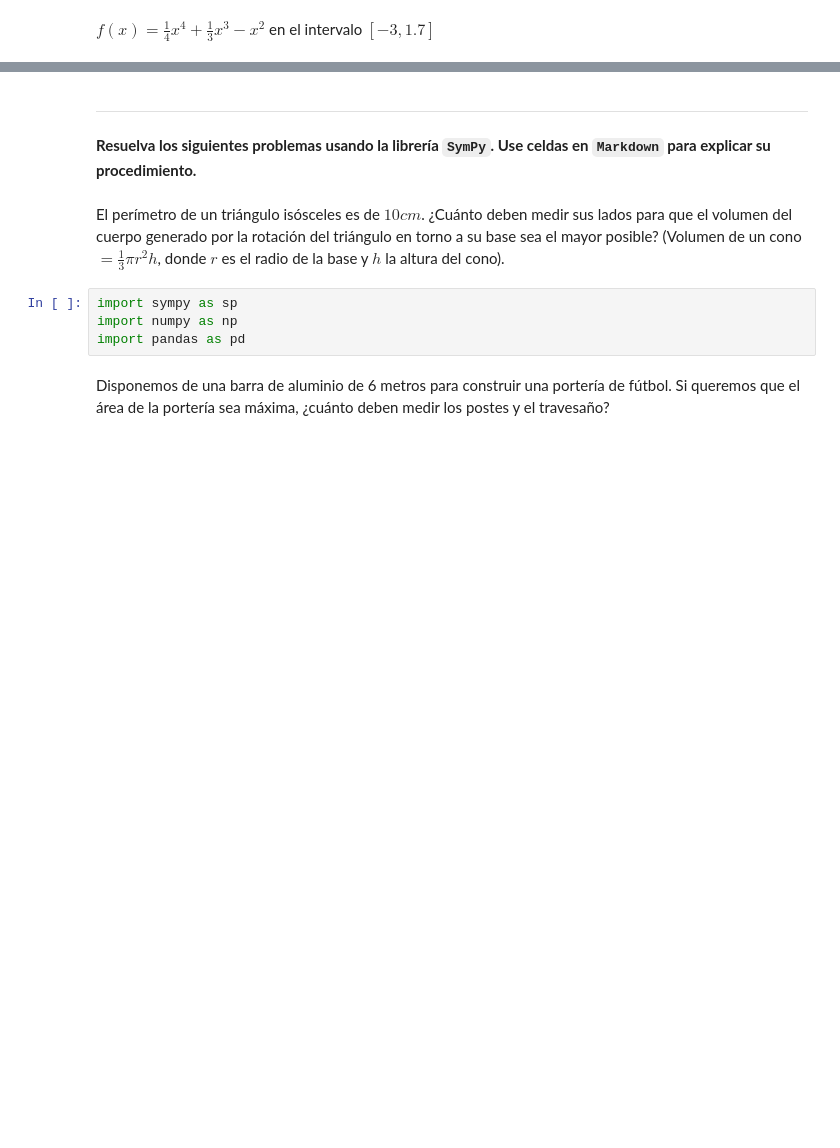
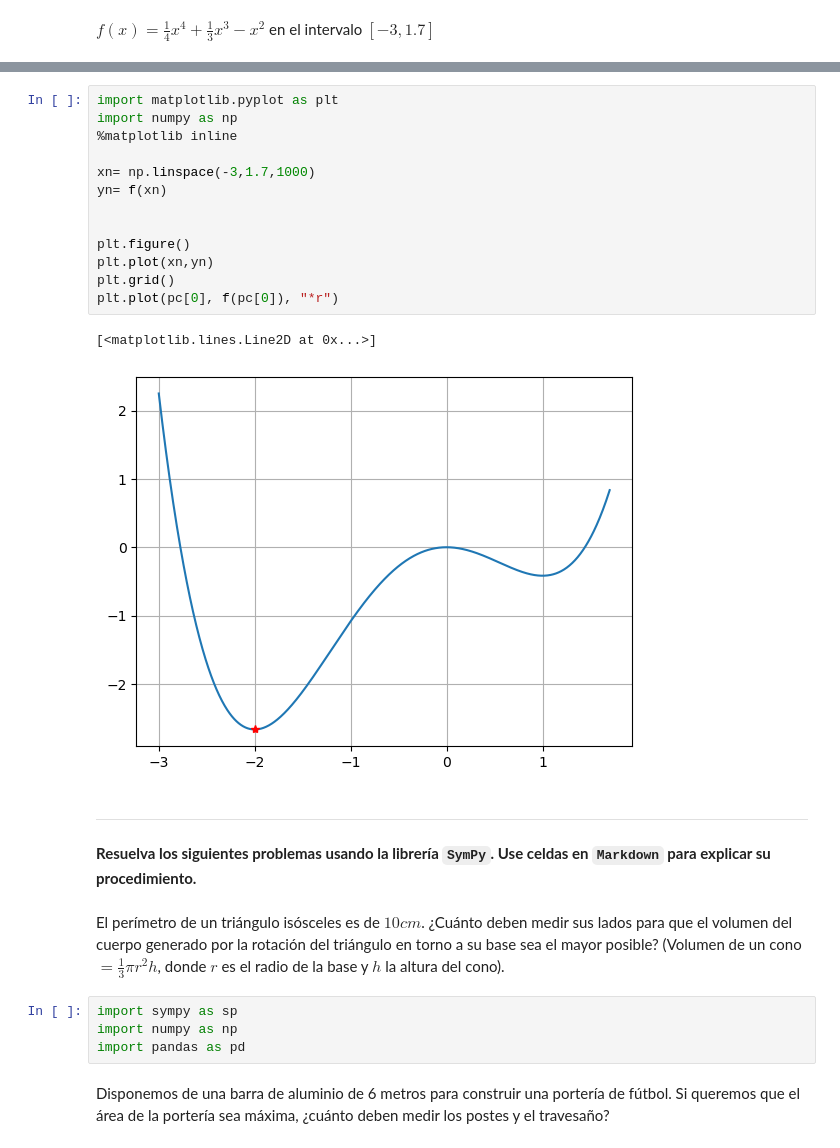
Before and after one commit to Jorgeruiz21/hello-world, a Jupyter notebook: A02 - Sympy.ipynb, the cells around one changed output, grey strips where cells are left out. Saved outputs shown, nothing was run; the diff lists cells and outputs as text; blank space fills up the shorter version.

```diff
--- a/A02 - Sympy.ipynb
+++ b/A02 - Sympy.ipynb
@@ -100,3 +147,19 @@ $f(x)=\frac{1}{4}x^4+\frac{1}{3}x^3-x^2$ en el intervalo $[-3,1.7]$
+# %%
+import matplotlib.pyplot as plt
+import numpy as np
+%matplotlib inline
+
+xn= np.linspace(-3,1.7,1000)
+yn= f(xn)
+
+
+plt.figure()
+plt.plot(xn,yn)
+plt.grid()
+plt.plot(pc[0], f(pc[0]), "*r")
+# %% [output]
+[<matplotlib.lines.Line2D at 0x...>]
+[figure, added]
 # %% [markdown]
 ---
 **Resuelva los siguientes problemas usando la librería `SymPy`. Use celdas en `Markdown` para explicar su procedimiento.**
```
Also changed, not shown: parts of 14 cells of this notebook.
